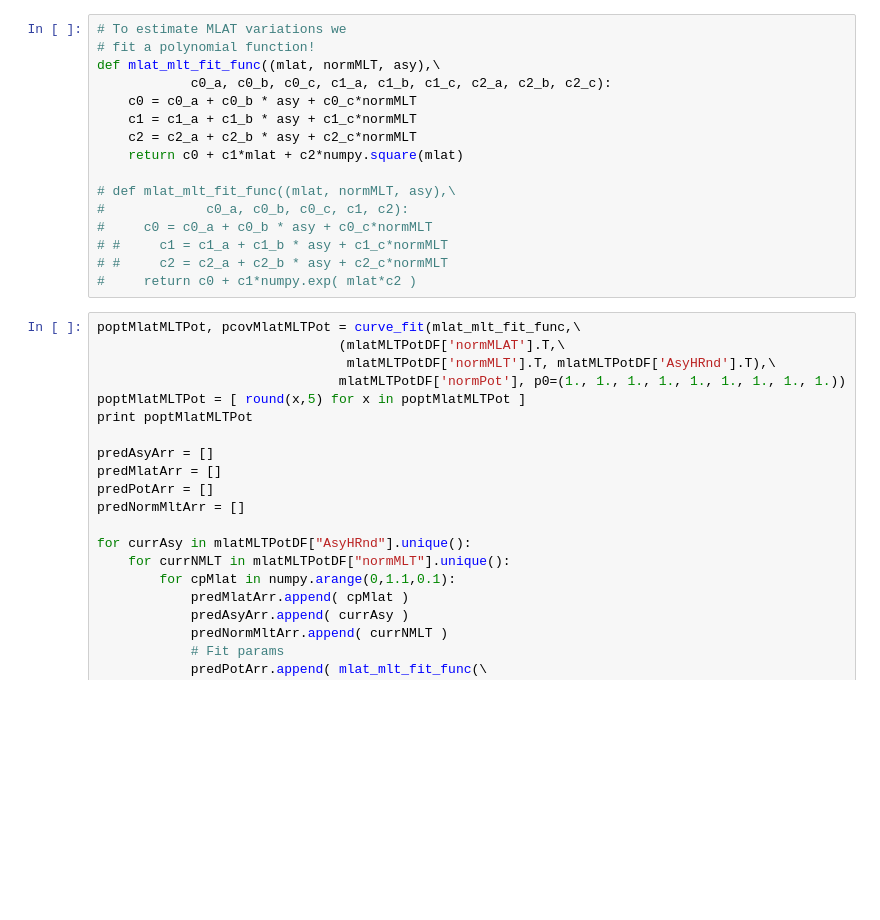
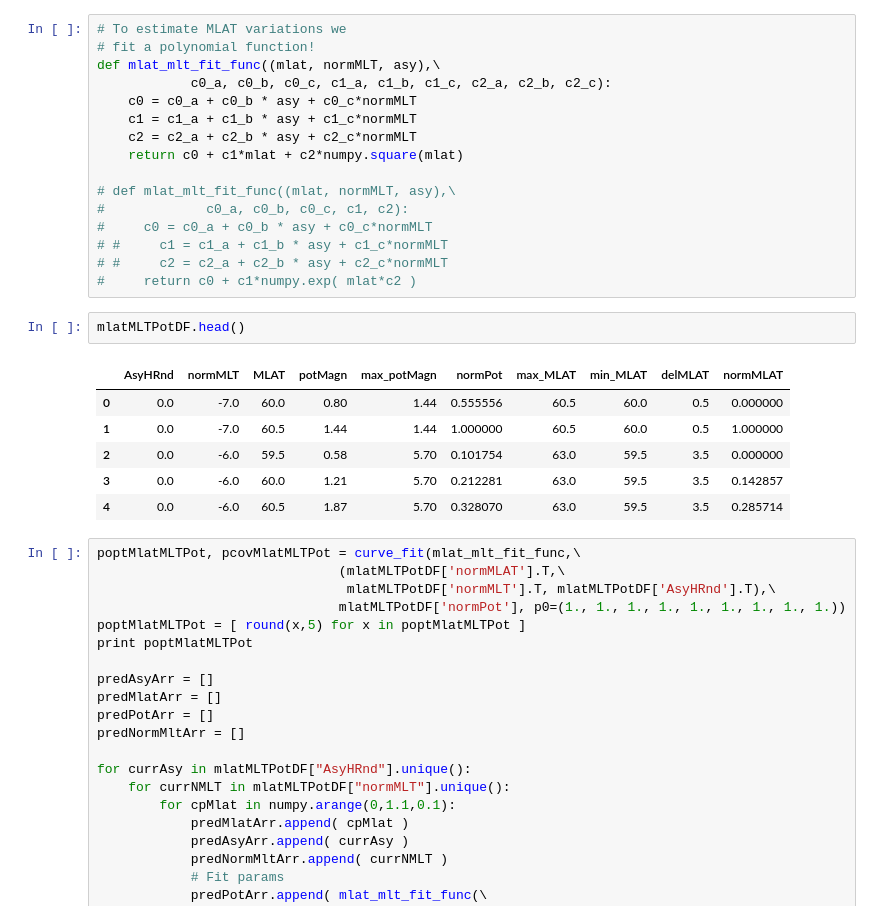
Before and after one commit to bharatreddy/indsvels, a Jupyter notebook: ipy/pot_MLAT_test.ipynb, the cells around one changed output. Cells and saved outputs as stored; diff of their text form; blank space fills up the shorter version.

```diff
--- a/ipy/pot_MLAT_test.ipynb
+++ b/ipy/pot_MLAT_test.ipynb
@@ -96,6 +96,15 @@ def mlat_mlt_fit_func((mlat, normMLT, asy),\
 # #     c1 = c1_a + c1_b * asy + c1_c*normMLT
 # #     c2 = c2_a + c2_b * asy + c2_c*normMLT
 #     return c0 + c1*numpy.exp( mlat*c2 )
+# %%
+mlatMLTPotDF.head()
+# %% [output]
+|  | AsyHRnd | normMLT | MLAT | potMagn | max_potMagn | normPot | max_MLAT | min_MLAT | delMLAT | normMLAT |
+| 0 | 0.0 | -7.0 | 60.0 | 0.80 | 1.44 | 0.555556 | 60.5 | 60.0 | 0.5 | 0.000000 |
+| 1 | 0.0 | -7.0 | 60.5 | 1.44 | 1.44 | 1.000000 | 60.5 | 60.0 | 0.5 | 1.000000 |
+| 2 | 0.0 | -6.0 | 59.5 | 0.58 | 5.70 | 0.101754 | 63.0 | 59.5 | 3.5 | 0.000000 |
+| 3 | 0.0 | -6.0 | 60.0 | 1.21 | 5.70 | 0.212281 | 63.0 | 59.5 | 3.5 | 0.142857 |
+| 4 | 0.0 | -6.0 | 60.5 | 1.87 | 5.70 | 0.328070 | 63.0 | 59.5 | 3.5 | 0.285714 |
 # %%
 poptMlatMLTPot, pcovMlatMLTPot = curve_fit(mlat_mlt_fit_func,\
                                (mlatMLTPotDF['normMLAT'].T,\
```
Also changed, not shown: parts of 2 cells of this notebook, 3 other files.
